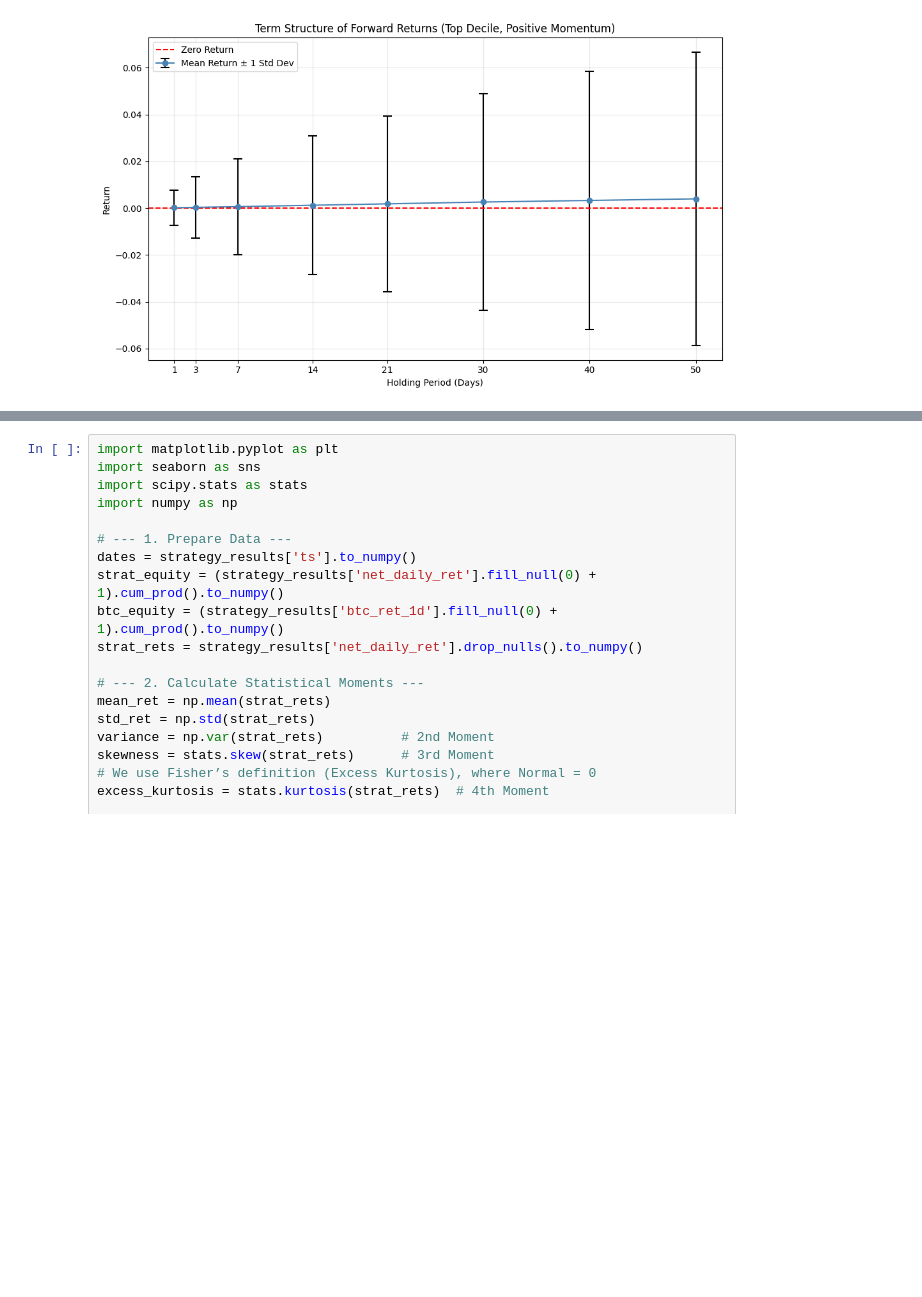
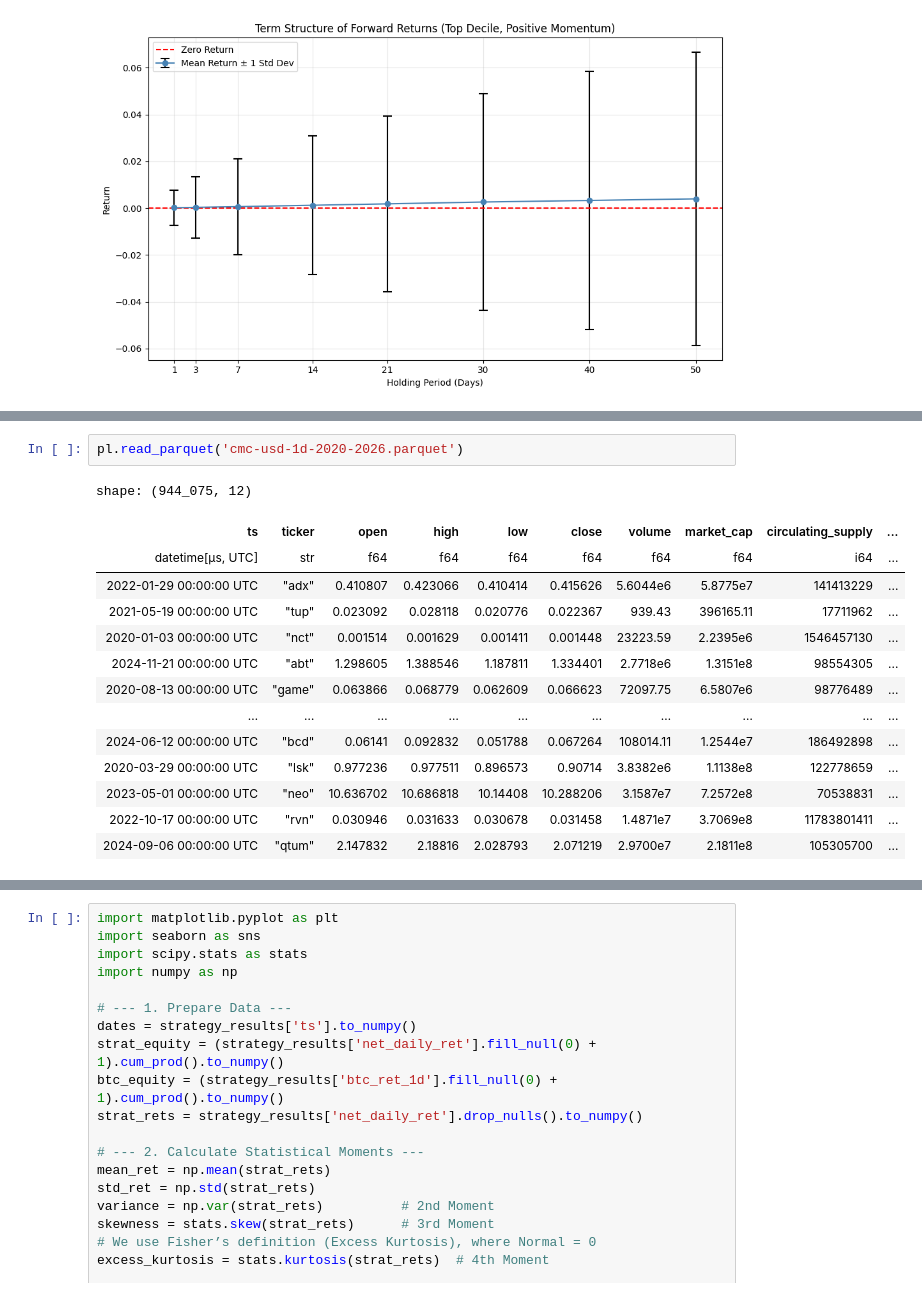
Before and after one commit to flanfly/studies, a Jupyter notebook: scratchpad.ipynb, the cells around one changed output, grey strips where cells are left out. Drawn from its saved outputs; the diff is of its cells as text; blank space fills up the shorter version.

```diff
--- a/scratchpad.ipynb
+++ b/scratchpad.ipynb
@@ -1171,3 +1266,20 @@ pl.read_csv('cmc_listings.csv')
+# %%
+pl.read_parquet('cmc-usd-1d-2020-2026.parquet')
+# %% [output]
+shape: (944_075, 12)
+| ts | ticker | open | high | low | close | volume | market_cap | circulating_supply | ... |
+| datetime[μs, UTC] | str | f64 | f64 | f64 | f64 | f64 | f64 | i64 | ... |
+| 2022-01-29 00:00:00 UTC | "adx" | 0.410807 | 0.423066 | 0.410414 | 0.415626 | 5.6044e6 | 5.8775e7 | 141413229 | ... |
+| 2021-05-19 00:00:00 UTC | "tup" | 0.023092 | 0.028118 | 0.020776 | 0.022367 | 939.43 | 396165.11 | 17711962 | ... |
+| 2020-01-03 00:00:00 UTC | "nct" | 0.001514 | 0.001629 | 0.001411 | 0.001448 | 23223.59 | 2.2395e6 | 1546457130 | ... |
+| 2024-11-21 00:00:00 UTC | "abt" | 1.298605 | 1.388546 | 1.187811 | 1.334401 | 2.7718e6 | 1.3151e8 | 98554305 | ... |
+| 2020-08-13 00:00:00 UTC | "game" | 0.063866 | 0.068779 | 0.062609 | 0.066623 | 72097.75 | 6.5807e6 | 98776489 | ... |
+| … | … | … | … | … | … | … | … | … | ... |
+| 2024-06-12 00:00:00 UTC | "bcd" | 0.06141 | 0.092832 | 0.051788 | 0.067264 | 108014.11 | 1.2544e7 | 186492898 | ... |
+| 2020-03-29 00:00:00 UTC | "lsk" | 0.977236 | 0.977511 | 0.896573 | 0.90714 | 3.8382e6 | 1.1138e8 | 122778659 | ... |
+| 2023-05-01 00:00:00 UTC | "neo" | 10.636702 | 10.686818 | 10.14408 | 10.288206 | 3.1587e7 | 7.2572e8 | 70538831 | ... |
+| 2022-10-17 00:00:00 UTC | "rvn" | 0.030946 | 0.031633 | 0.030678 | 0.031458 | 1.4871e7 | 3.7069e8 | 11783801411 | ... |
+| 2024-09-06 00:00:00 UTC | "qtum" | 2.147832 | 2.18816 | 2.028793 | 2.071219 | 2.9700e7 | 2.1811e8 | 105305700 | ... |
 # %%
 import polars as pl
 import numpy as np
```
Also changed, not shown: parts of 8 cells of this notebook, 2 other files.
